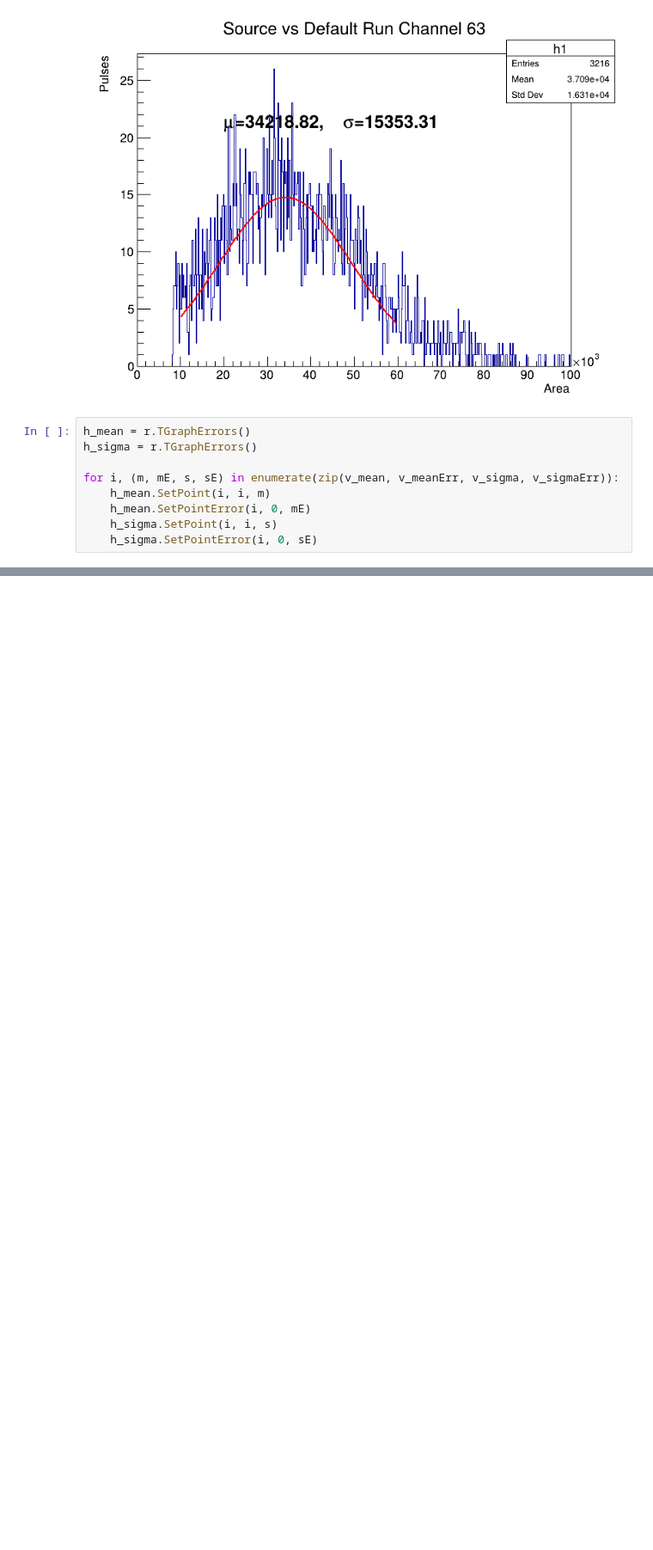
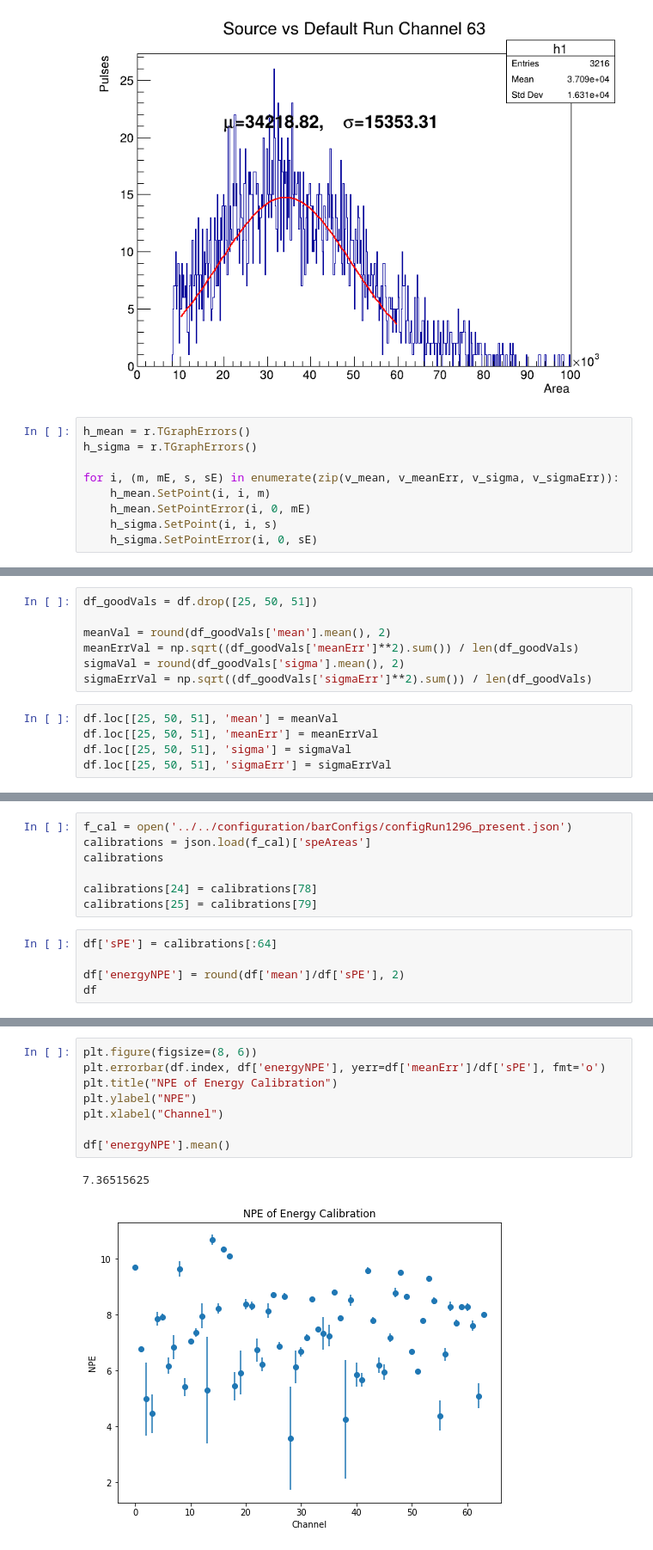
Before and after one commit to milliQan-sw/milliqanOffline, a Jupyter notebook: Run3Detector/analysis/pmt-calibration/energyCalibration.ipynb, the cells around one changed output, grey strips where cells are left out. Shown at 86% size. Drawn from its saved outputs; the diff is of its cells as text; blank space fills up the shorter version.

Commit message:
updates to make energy calibrated cuts

```diff
--- a/Run3Detector/analysis/pmt-calibration/energyCalibration.ipynb
+++ b/Run3Detector/analysis/pmt-calibration/energyCalibration.ipynb
@@ -187,0 +208,12 @@ c1.Draw()
+# %%
+df_goodVals = df.drop([25, 50, 51])
+
+meanVal = round(df_goodVals['mean'].mean(), 2)
+meanErrVal = np.sqrt((df_goodVals['meanErr']**2).sum()) / len(df_goodVals)
+sigmaVal = round(df_goodVals['sigma'].mean(), 2)
+sigmaErrVal = np.sqrt((df_goodVals['sigmaErr']**2).sum()) / len(df_goodVals)
+# %%
+df.loc[[25, 50, 51], 'mean'] = meanVal
+df.loc[[25, 50, 51], 'meanErr'] = meanErrVal
+df.loc[[25, 50, 51], 'sigma'] = sigmaVal
+df.loc[[25, 50, 51], 'sigmaErr'] = sigmaErrVal
@@ -187,0 +238,12 @@ c1.Draw()
+# %%
+f_cal = open('../../configuration/barConfigs/configRun1296_present.json')
+calibrations = json.load(f_cal)['speAreas']
+calibrations
+
+calibrations[24] = calibrations[78]
+calibrations[25] = calibrations[79]
+# %%
+df['sPE'] = calibrations[:64]
+
+df['energyNPE'] = round(df['mean']/df['sPE'], 2)
+df
@@ -187,0 +264,11 @@ c1.Draw()
+# %%
+plt.figure(figsize=(8, 6))
+plt.errorbar(df.index, df['energyNPE'], yerr=df['meanErr']/df['sPE'], fmt='o')
+plt.title("NPE of Energy Calibration")
+plt.ylabel("NPE")
+plt.xlabel("Channel")
+
+df['energyNPE'].mean()
+# %% [output]
+7.36515625
+[figure, added]
```
Also changed, not shown: parts of 11 cells of this notebook, 5 other files.
